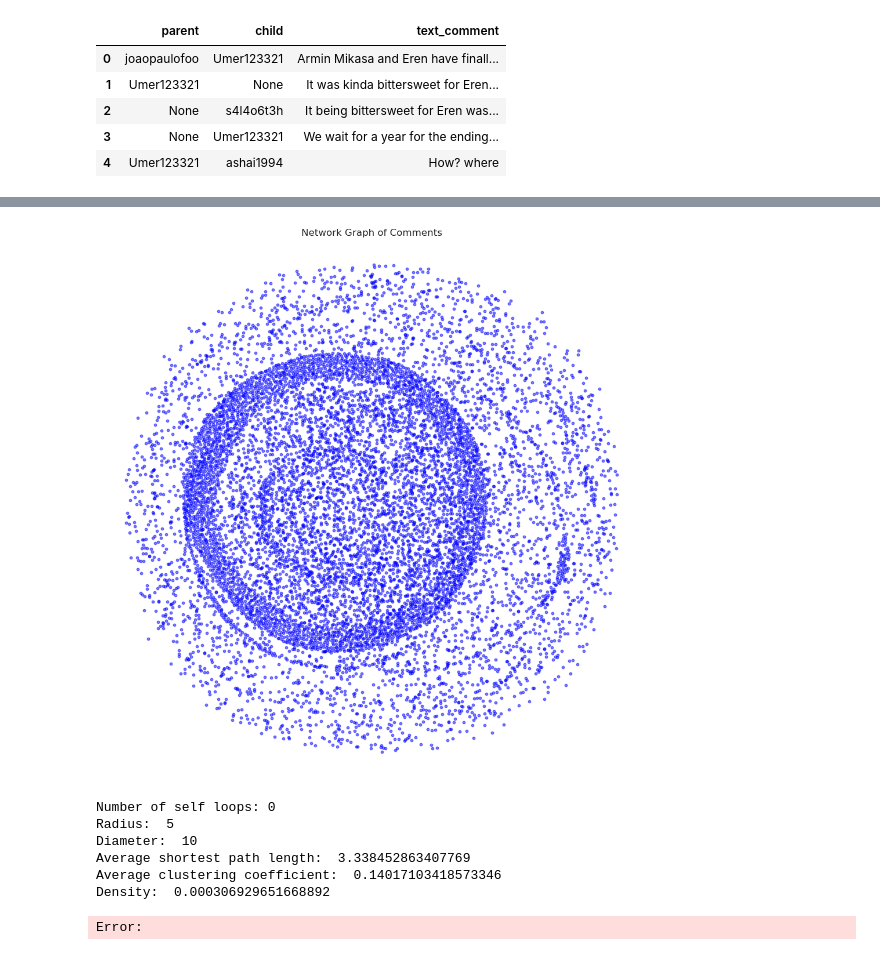
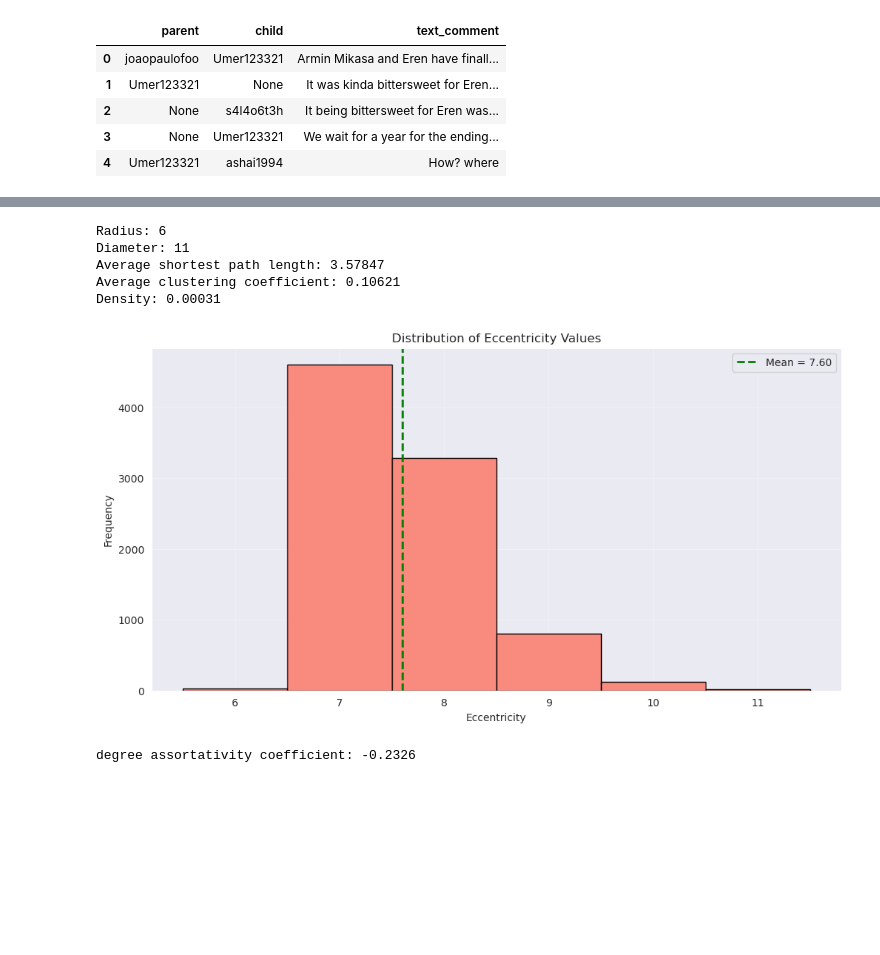
Before and after one commit to AlessandroGhiotto/WSA-AoT, a Jupyter notebook: notebooks/2_topologycal_analysis.ipynb, the cells around one changed output, grey strips where cells are left out. Saved outputs shown, nothing was run; the diff lists cells and outputs as text; code cells hidden in the pictures; blank space fills up the shorter version.

```diff
--- a/notebooks/2_topologycal_analysis.ipynb
+++ b/notebooks/2_topologycal_analysis.ipynb
@@ -172,25 +243,42 @@ Error:
-# %%
-pos = nx.spring_layout(G, k=0.1, iterations=50, seed=42)
-
-plt.figure(figsize=(12, 12))
-nx.draw_networkx_nodes(G, pos, node_size=10, node_color='blue', alpha=0.5)
-plt.title("Network Graph of Comments")
-plt.axis('off')
-plt.show()
-# %% [output]
-[figure, removed]
 # %%
-print("Number of self loops:", len(list(nx.selfloop_edges(G))))
-print("Radius: ", nx.radius(G))
-print("Diameter: ", nx.diameter(G))
-print("Average shortest path length: ", nx.average_shortest_path_length(G))
-print("Average clustering coefficient: ", nx.average_clustering(G))
-print("Density: ", nx.density(G))
+# some graph statistics
+print("Radius:", nx.radius(G))
+print("Diameter:", nx.diameter(G))
+print("Average shortest path length:", round(nx.average_shortest_path_length(G), 5))
+print("Average clustering coefficient:", round(nx.average_clustering(G), 5))
+print("Density:", round(nx.density(G), 5))
 # %% [output]
-Number of self loops: 0
-Radius:  5
-Diameter:  10
-Average shortest path length:  3.338452863407769
-Average clustering coefficient:  0.14017103418573346
-Density:  0.000306929651668892
+Radius: 6
+Diameter: 11
+Average shortest path length: 3.57847
+Average clustering coefficient: 0.10621
+Density: 0.00031
-Error:
+# %%
+# eccentricity of the nodes
+ecc = nx.eccentricity(G)
+
+plt.figure(figsize=(12, 6))
+# hitogram of the eccentricity values of our nodes
+# center bins on integers
+ecc_values = list(ecc.values())
+min_ecc = min(ecc_values)
+max_ecc = max(ecc_values)
+bins = np.arange(min_ecc - 0.5, max_ecc + 1.5, 1)
+
+sns.histplot(ecc_values, bins=bins, alpha=0.9, color='salmon', edgecolor='black')
+plt.axvline(np.mean(ecc_values), color='green', linestyle='--', linewidth=2, label=f'Mean = {np.mean(ecc_values):.2f}')
+plt.title('Distribution of Eccentricity Values')
+plt.xlabel('Eccentricity')
+plt.ylabel('Frequency')
+plt.xticks(range(min_ecc, max_ecc + 1))
+plt.legend()
+plt.grid(True, alpha=0.3)
+plt.show()
+# %% [output]
+[figure, added]
+# %%
+# assortativity
+r = nx.degree_assortativity_coefficient(G)
+print(f"degree assortativity coefficient: {r:.4f}")
+# %% [output]
+degree assortativity coefficient: -0.2326
```
Also changed, not shown: parts of 37 cells of this notebook, 6 other files.
